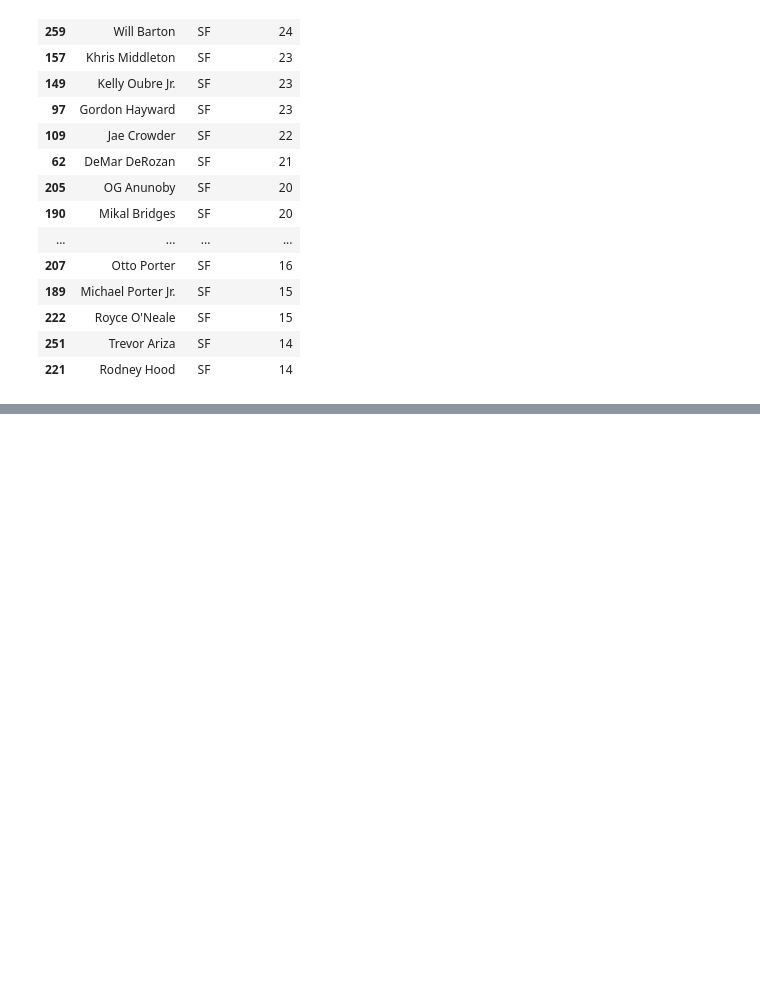
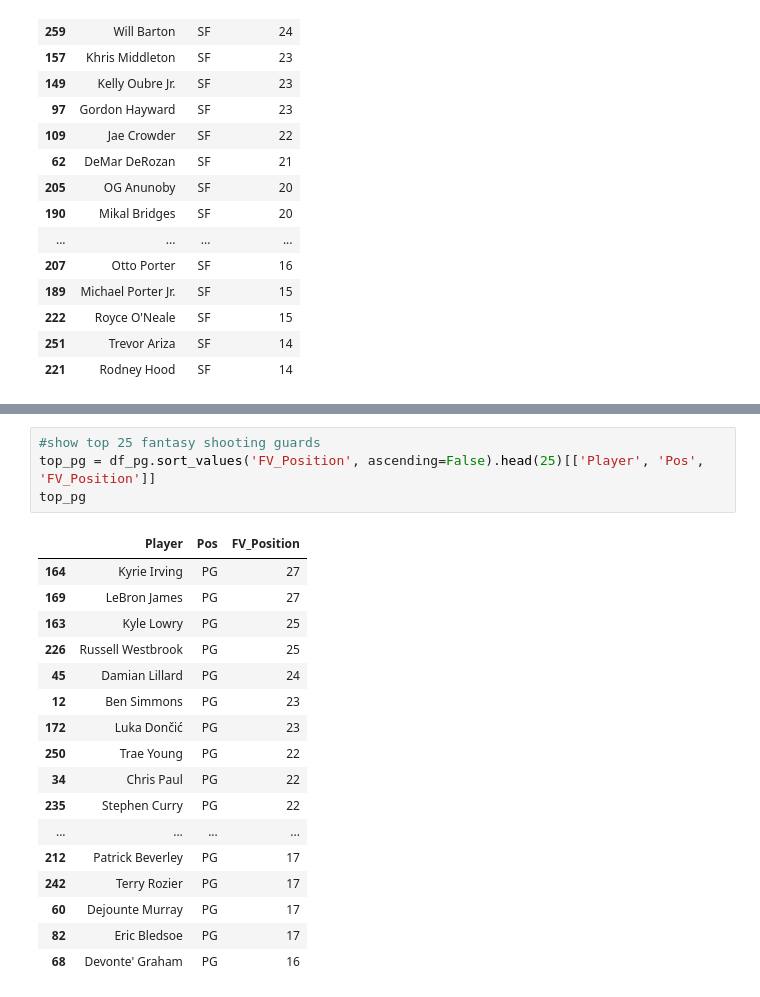
Before and after one commit to KenHoffman95/Fantasy-Basketball-Preseason-Analysis-2020, a Jupyter notebook: Data Cleaning, Feature Engineering and EDA Pt. 2.ipynb, the cells around one changed output, grey strips where cells are left out. Drawn from its saved outputs; the diff is of its cells as text; blank space fills up the shorter version.

```diff
--- a/Data Cleaning, Feature Engineering and EDA Pt. 2.ipynb
+++ b/Data Cleaning, Feature Engineering and EDA Pt. 2.ipynb
@@ -1144,0 +1193,22 @@ top_sf
+# %%
+#show top 25 fantasy shooting guards
+top_pg = df_pg.sort_values('FV_Position', ascending=False).head(25)[['Player', 'Pos', 'FV_Position']]
+top_pg
+# %% [output]
+|  | Player | Pos | FV_Position |
+| 164 | Kyrie Irving | PG | 27 |
+| 169 | LeBron James | PG | 27 |
+| 163 | Kyle Lowry | PG | 25 |
+| 226 | Russell Westbrook | PG | 25 |
+| 45 | Damian Lillard | PG | 24 |
+| 12 | Ben Simmons | PG | 23 |
+| 172 | Luka Dončić | PG | 23 |
+| 250 | Trae Young | PG | 22 |
+| 34 | Chris Paul | PG | 22 |
+| 235 | Stephen Curry | PG | 22 |
+| ... | ... | ... | ... |
+| 212 | Patrick Beverley | PG | 17 |
+| 242 | Terry Rozier | PG | 17 |
+| 60 | Dejounte Murray | PG | 17 |
+| 82 | Eric Bledsoe | PG | 17 |
+| 68 | Devonte' Graham | PG | 16 |
```
Also changed, not shown: parts of 7 cells of this notebook.
